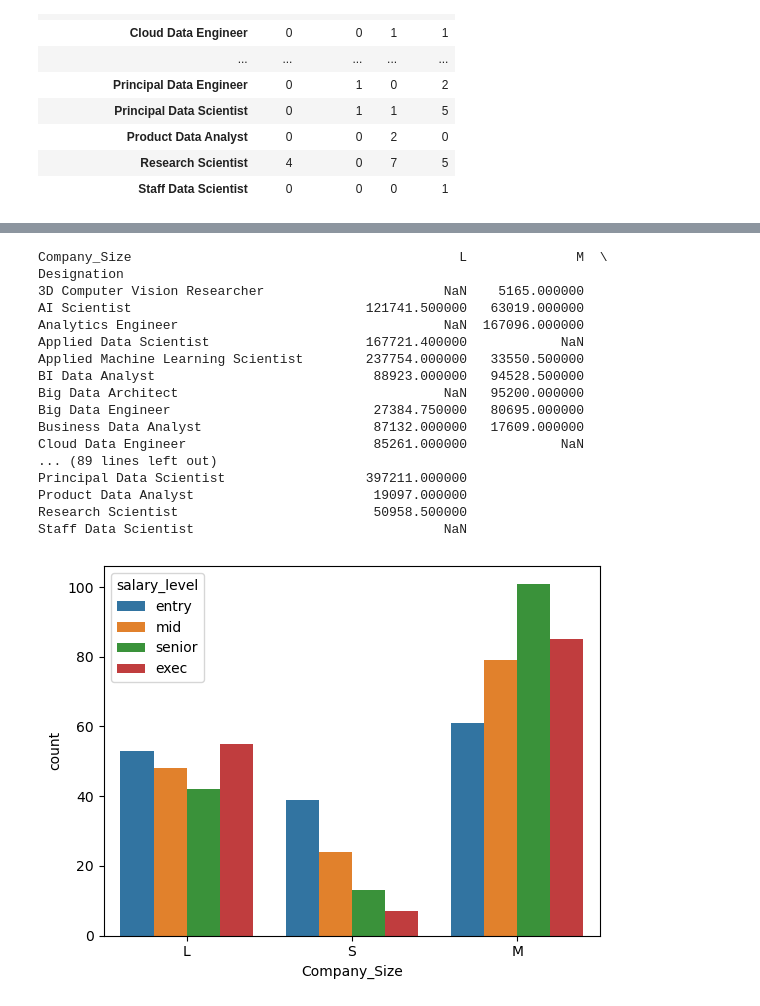
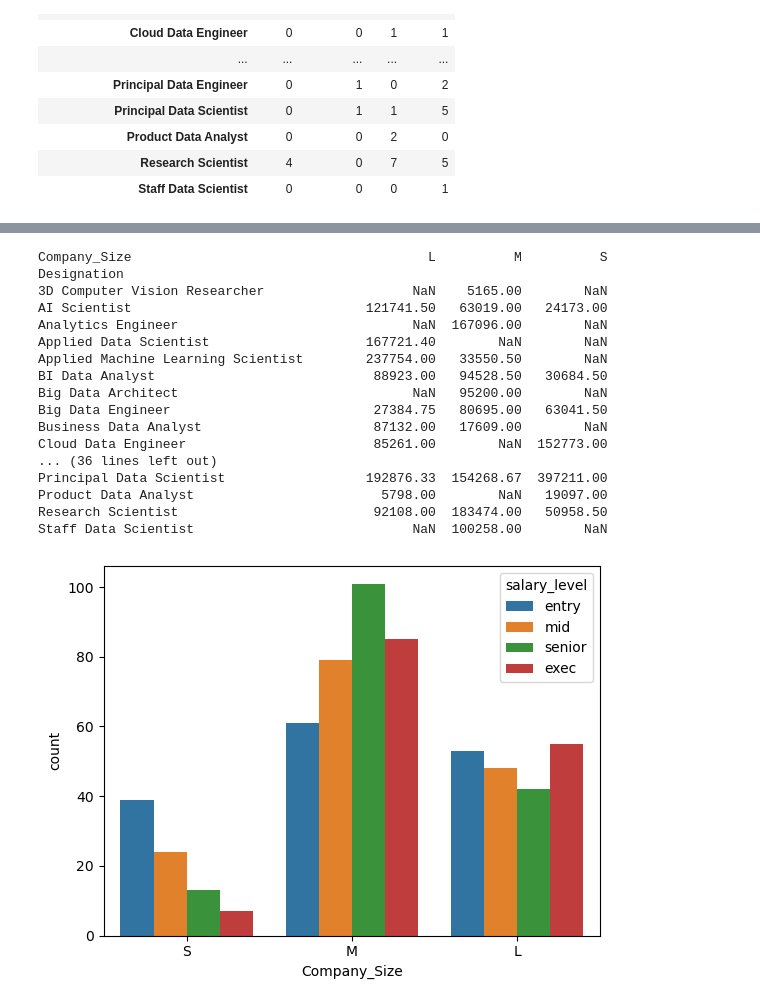
Before and after one commit to Jnn002/dc_datacamp, a Jupyter notebook: Data_analyst_python/chapter_7_EDA/considerations_fot_categ_data.ipynb, the cells around one changed output, grey strips where cells are left out. Drawn from its saved outputs; the diff is of its cells as text; code cells hidden in the pictures.

```diff
--- a/Data_analyst_python/chapter_7_EDA/considerations_fot_categ_data.ipynb
+++ b/Data_analyst_python/chapter_7_EDA/considerations_fot_categ_data.ipynb
@@ -64,45 +85,45 @@ pd.crosstab(salaries['Designation'], salaries['Experience'])
 # %%
 # Cross-tabulate Job_Category and Company_Size
-print(pd.crosstab(salaries["Designation"], salaries["Company_Size"], values = salaries['Salary_USD'], aggfunc='mean' ))
+print(pd.crosstab(salaries["Designation"], salaries["Company_Size"], values = salaries['Salary_USD'], aggfunc='mean' ).round(2))
 # %% [output]
-Company_Size                                          L              M  \
+Company_Size                                      L          M          S
 Designation
-3D Computer Vision Researcher                       NaN    5165.000000
-AI Scientist                              121741.500000   63019.000000
-Analytics Engineer                                  NaN  167096.000000
-Applied Data Scientist                    167721.400000            NaN
-Applied Machine Learning Scientist        237754.000000   33550.500000
-BI Data Analyst                            88923.000000   94528.500000
-Big Data Architect                                  NaN   95200.000000
-Big Data Engineer                          27384.750000   80695.000000
-Business Data Analyst                      87132.000000   17609.000000
-Cloud Data Engineer                        85261.000000            NaN
-... (89 lines left out)
-Principal Data Scientist                  397211.000000
-Product Data Analyst                       19097.000000
-Research Scientist                         50958.500000
-Staff Data Scientist                                NaN
+3D Computer Vision Researcher                   NaN    5165.00        NaN
+AI Scientist                              121741.50   63019.00   24173.00
+Analytics Engineer                              NaN  167096.00        NaN
+Applied Data Scientist                    167721.40        NaN        NaN
+Applied Machine Learning Scientist        237754.00   33550.50        NaN
+BI Data Analyst                            88923.00   94528.50   30684.50
+Big Data Architect                              NaN   95200.00        NaN
+Big Data Engineer                          27384.75   80695.00   63041.50
+Business Data Analyst                      87132.00   17609.00        NaN
+Cloud Data Engineer                        85261.00        NaN  152773.00
+... (36 lines left out)
+Principal Data Scientist                  192876.33  154268.67  397211.00
+Product Data Analyst                        5798.00        NaN   19097.00
+Research Scientist                         92108.00  183474.00   50958.50
+Staff Data Scientist                            NaN  100258.00        NaN
 # %%
 twenty_fifht = salaries['Salary_USD'].quantile(0.25)
 median = salaries['Salary_USD'].median()
 seventy_fifth = salaries['Salary_USD'].quantile(0.75)
 
 salary_labels = ["entry", "mid", "senior", "exec"]
 
 # Create the salary ranges list
 salary_ranges = [0, twenty_fifht, median, seventy_fifth, salaries["Salary_USD"].max()]
 
 
 # Create salary_level
 salaries["salary_level"] = pd.cut(salaries["Salary_USD"],
                                     bins=salary_ranges,
                                     labels=salary_labels)
 
 # Plot the count of salary levels at companies of different sizes
-sns.countplot(data=salaries, x="Company_Size", hue="salary_level")
+sns.countplot(data=salaries, x="Company_Size", hue="salary_level", order = ['S', 'M', 'L'], hue_order =[ "entry", "mid", "senior", "exec"])
 plt.show()
 # %% [output]
-[figure, old version]
+[figure, new version]
 # %%
 salaries.head()
 # %% [output]
```
Also changed, not shown: parts of 3 cells of this notebook.
